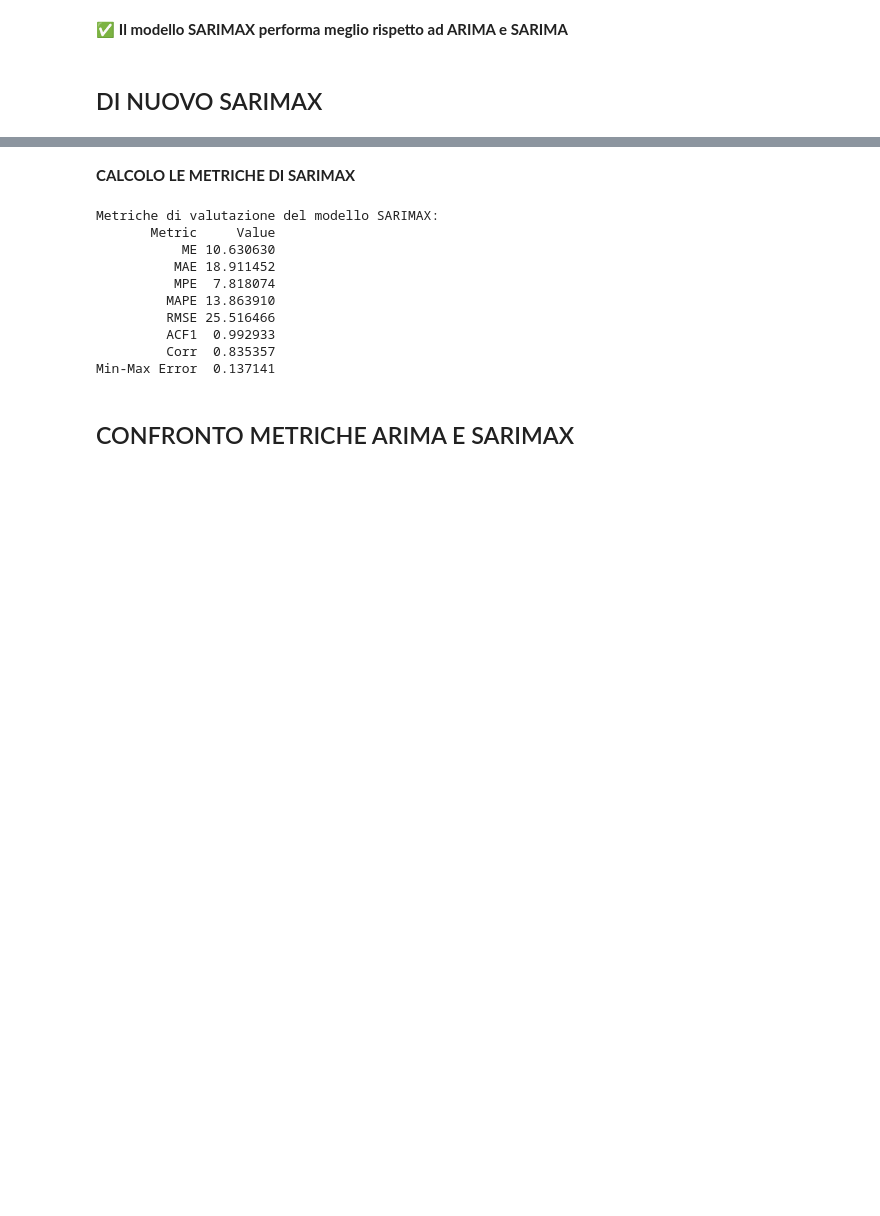
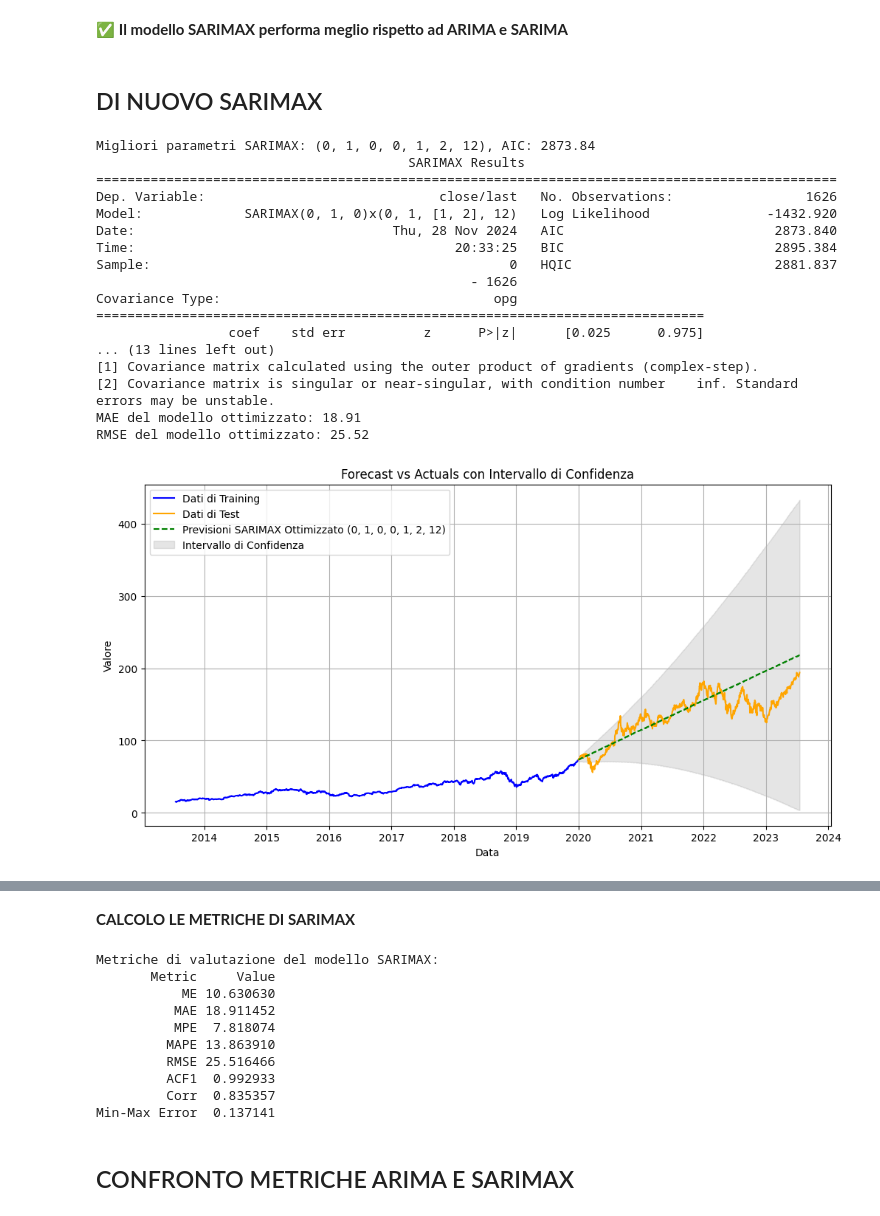
Before and after one commit to diegosantarelli/Data_science_2024, a Jupyter notebook: DS_Python/Stock_market.ipynb, the cells around one changed output, grey strips where cells are left out. Drawn from its saved outputs; the diff is of its cells as text; code cells hidden in the pictures; blank space fills up the shorter version.

Commit message:
Grafici arima e sarima forecast

```diff
--- a/DS_Python/Stock_market.ipynb
+++ b/DS_Python/Stock_market.ipynb
@@ -1278,7 +1303,7 @@ from statsmodels.tsa.statespace.sarimax import SARIMAX
 from sklearn.metrics import mean_absolute_error, mean_squared_error
 
 # Definizione dei range di parametri
-p = range(0, 3)   # Ordine AR
+p = range(0, 6)   # Ordine AR
 d = [1]           # Differenziazione
 q = range(0, 3)   # Ordine MA
 P = range(0, 3)   # Ordine stagionale AR
@@ -1339,30 +1364,49 @@ forecast_mean = forecast.predicted_mean
 forecast_conf_int = forecast.conf_int()
 
 forecast_mean.index = test_data.index
 forecast_conf_int.index = test_data.index
 
 # Calcolo delle metriche di accuratezza
 mae = mean_absolute_error(test_data['close/last'], forecast_mean)
 rmse = np.sqrt(mean_squared_error(test_data['close/last'], forecast_mean))
 
 print(f"MAE del modello ottimizzato: {mae:.2f}")
 print(f"RMSE del modello ottimizzato: {rmse:.2f}")
 
 # Grafico delle previsioni con area di incertezza
 plt.figure(figsize=(12, 6))
 plt.plot(train_data['close/last'], label="Dati di Training", color="blue")
 plt.plot(test_data['close/last'], label="Dati di Test", color="orange")
 plt.plot(forecast_mean, label=f"Previsioni SARIMAX Ottimizzato {best_params}", linestyle="--", color="green")
 
 # Aggiungi l'area di incertezza (intervallo di confidenza)
 plt.fill_between(forecast_conf_int.index,
                  forecast_conf_int.iloc[:, 0],
                  forecast_conf_int.iloc[:, 1],
                  color='gray', alpha=0.2, label="Intervallo di Confidenza")
 
 plt.title("Forecast vs Actuals con Intervallo di Confidenza")
 plt.xlabel("Data")
 plt.ylabel("Valore")
 plt.legend()
 plt.grid(True)
 plt.show()
+# %% [output]
+Migliori parametri SARIMAX: (0, 1, 0, 0, 1, 2, 12), AIC: 2873.84
+                                        SARIMAX Results
+===============================================================================================
+Dep. Variable:                              close/last   No. Observations:                 1626
+Model:             SARIMAX(0, 1, 0)x(0, 1, [1, 2], 12)   Log Likelihood               -1432.920
+Date:                                 Thu, 28 Nov 2024   AIC                           2873.840
+Time:                                         20:33:25   BIC                           2895.384
+Sample:                                              0   HQIC                          2881.837
+                                                - 1626
+Covariance Type:                                   opg
+==============================================================================
+                 coef    std err          z      P>|z|      [0.025      0.975]
+... (13 lines left out)
+[1] Covariance matrix calculated using the outer product of gradients (complex-step).
+[2] Covariance matrix is singular or near-singular, with condition number    inf. Standard errors may be unstable.
+MAE del modello ottimizzato: 18.91
+RMSE del modello ottimizzato: 25.52
+[figure, added]
```
Also changed, not shown: parts of 25 cells of this notebook.
